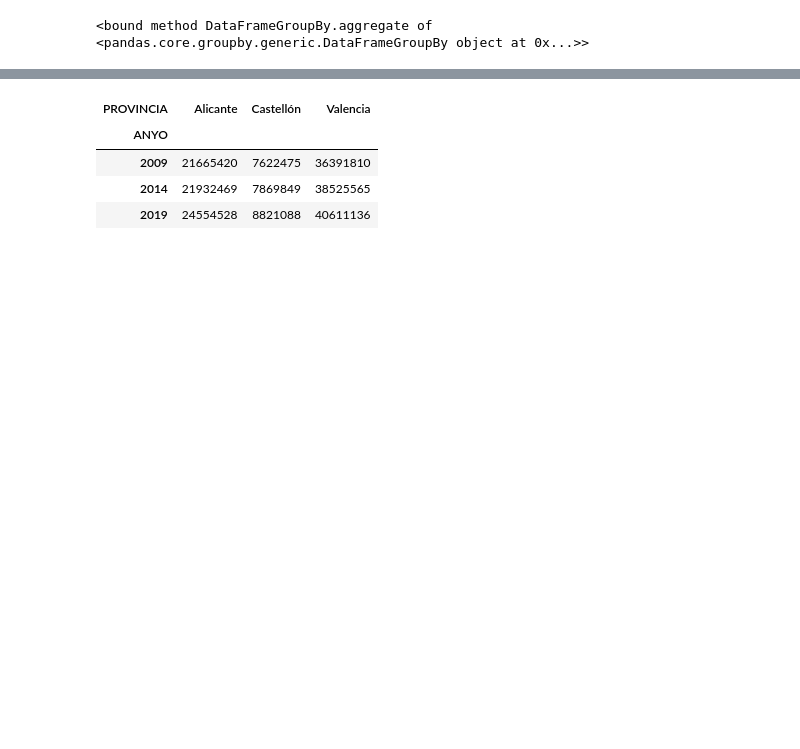
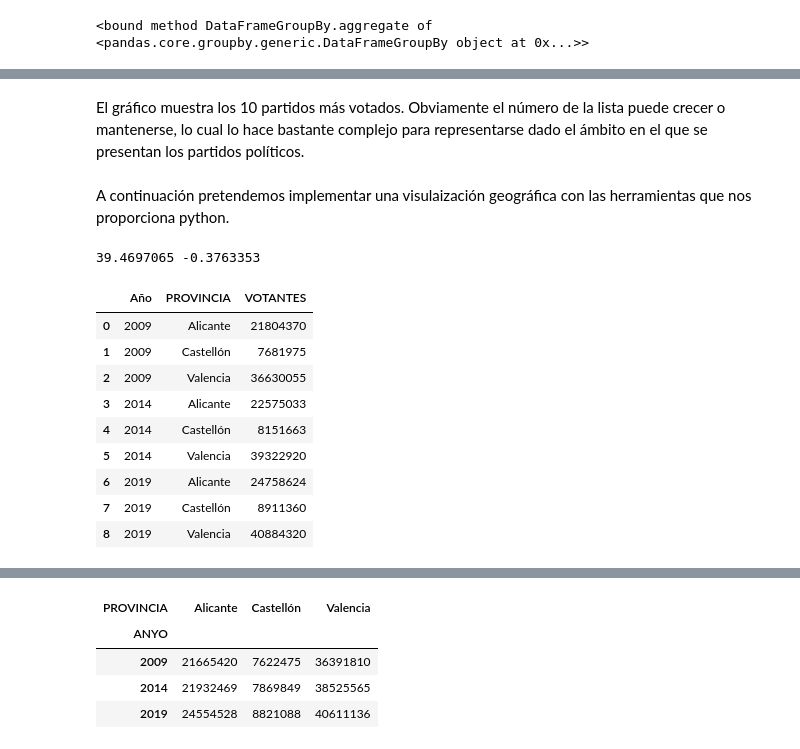
Before and after one commit to amonsalvec/Proyecto_DS_ELECCIONES, a Jupyter notebook: py/analisis.ipynb, the cells around one changed output, grey strips where cells are left out. Cells and saved outputs as stored; diff of their text form; code cells hidden in the pictures; blank space fills up the shorter version.

```diff
--- a/py/analisis.ipynb
+++ b/py/analisis.ipynb
@@ -329,0 +384,28 @@ top_partidos
+# %% [markdown]
+El gráfico muestra los 10 partidos más votados. Obviamente el número de la lista puede crecer o mantenerse, lo cual lo hace bastante complejo para representarse dado el ámbito en el que se presentan los partidos políticos.
+# %% [markdown]
+A continuación pretendemos implementar una visulaización geográfica con las herramientas que nos proporciona python.
+# %%
+from geopy.geocoders import Nominatim
+
+geolocator = Nominatim(user_agent="geo_app")
+ubicacion = geolocator.geocode("Valencia, España")
+
+print(ubicacion.latitude, ubicacion.longitude)  # Coordenadas de Valencia
+# %% [output]
+39.4697065 -0.3763353
+# %%
+votos_provincia_año = df_final.groupby(["Año", "PROVINCIA"])["VOTANTES"].sum().reset_index()
+
+votos_provincia_año
+# %% [output]
+|  | Año | PROVINCIA | VOTANTES |
+| 0 | 2009 | Alicante | 21804370 |
+| 1 | 2009 | Castellón | 7681975 |
+| 2 | 2009 | Valencia | 36630055 |
+| 3 | 2014 | Alicante | 22575033 |
+| 4 | 2014 | Castellón | 8151663 |
+| 5 | 2014 | Valencia | 39322920 |
+| 6 | 2019 | Alicante | 24758624 |
+| 7 | 2019 | Castellón | 8911360 |
+| 8 | 2019 | Valencia | 40884320 |
```
Also changed, not shown: parts of 35 cells of this notebook, 2 other files.
